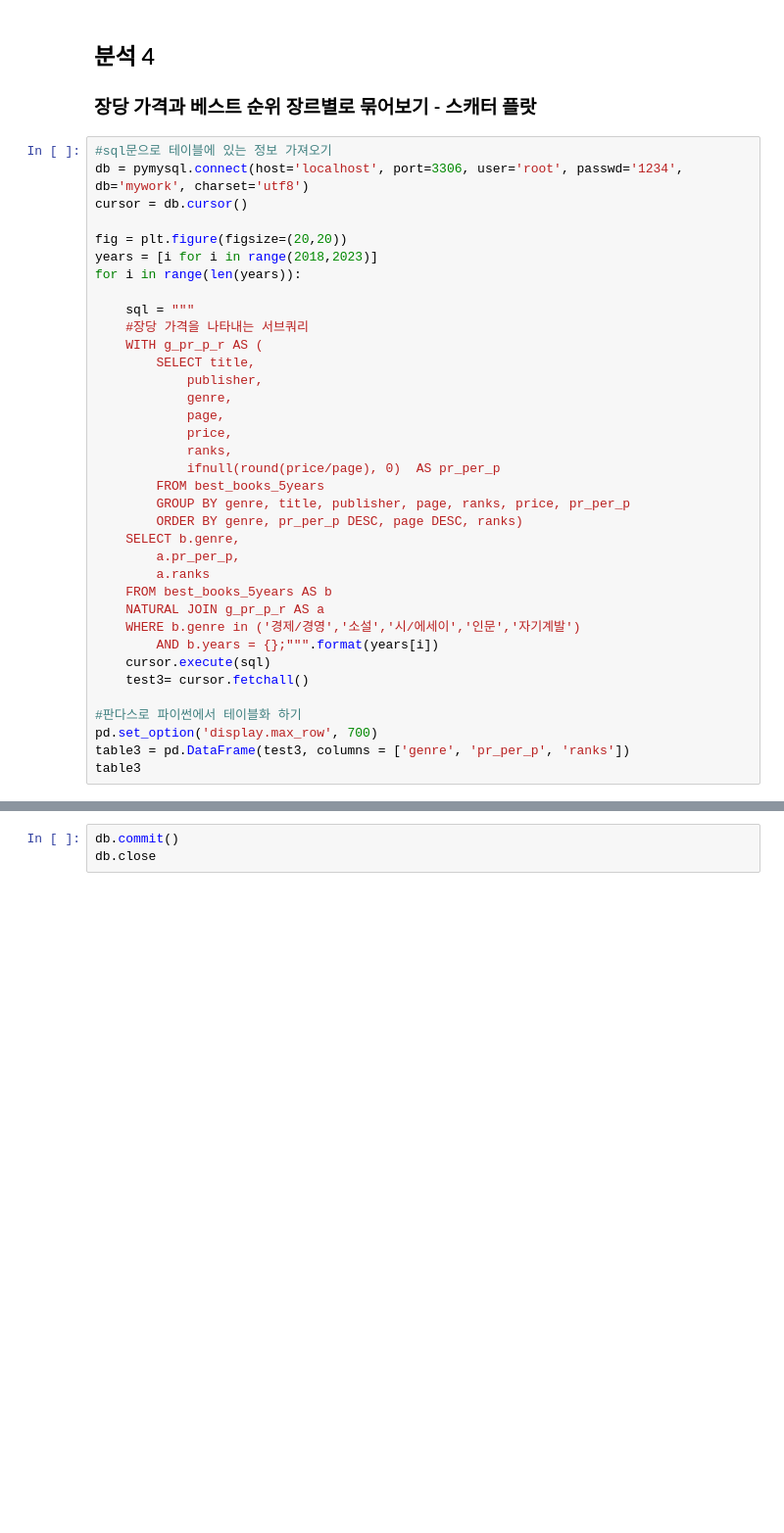
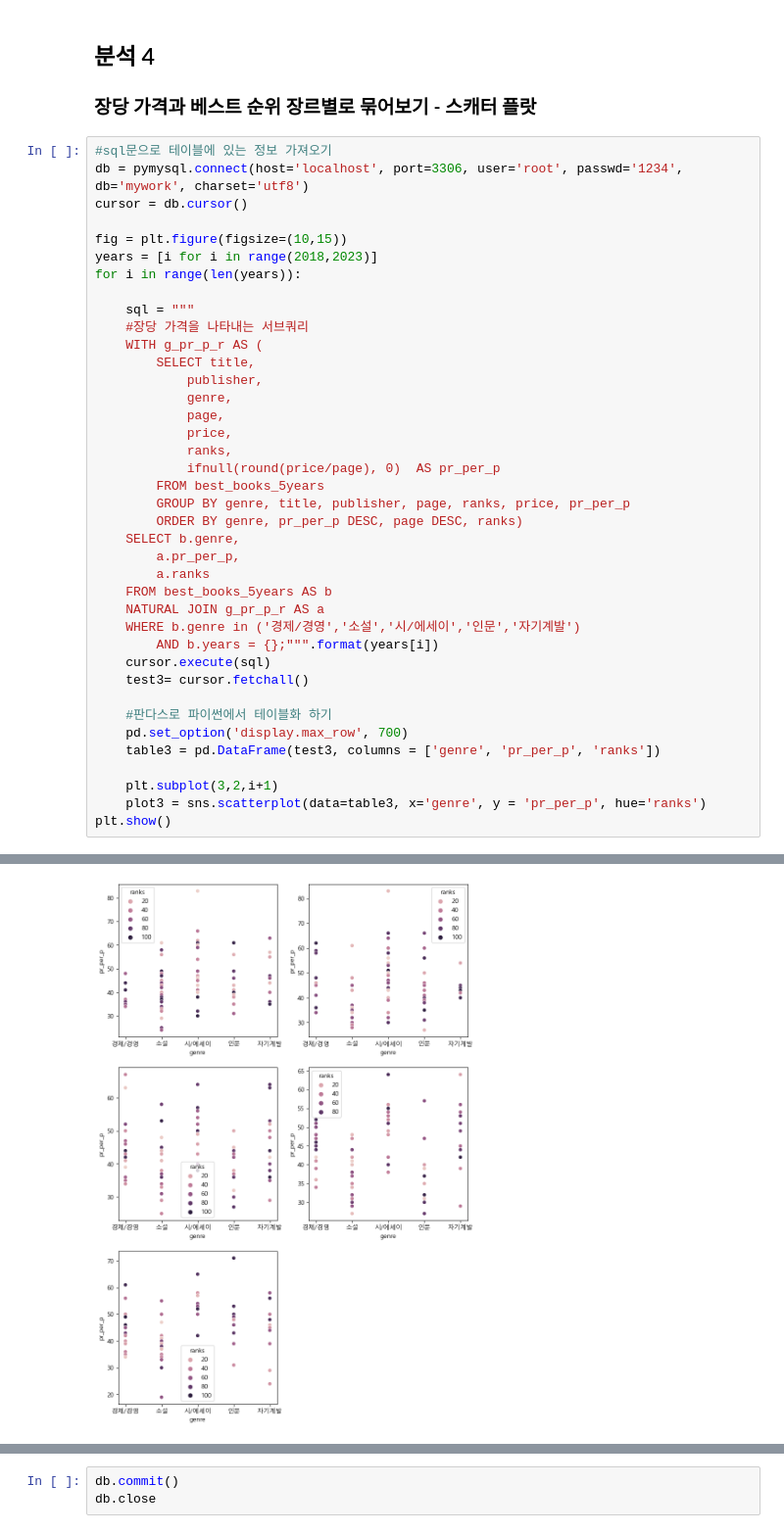
Before and after one commit to jinn0135/DA28_pj01_4, a Jupyter notebook: PlayData_DA_28_project01_4.ipynb, the cells around one changed output, grey strips where cells are left out. Shown at 98% size. Cells and saved outputs as stored; diff of their text form; blank space fills up the shorter version.

```diff
--- a/PlayData_DA_28_project01_4.ipynb
+++ b/PlayData_DA_28_project01_4.ipynb
@@ -425,7 +433,7 @@ plt.show()
 db = pymysql.connect(host='localhost', port=3306, user='root', passwd='1234', db='mywork', charset='utf8')
 cursor = db.cursor()
 
-fig = plt.figure(figsize=(20,20))
+fig = plt.figure(figsize=(10,15))
 years = [i for i in range(2018,2023)]
 for i in range(len(years)):
 
@@ -452,8 +460,11 @@ for i in range(len(years)):
     cursor.execute(sql)
     test3= cursor.fetchall()
 
-#판다스로 파이썬에서 테이블화 하기
-pd.set_option('display.max_row', 700)
-table3 = pd.DataFrame(test3, columns = ['genre', 'pr_per_p', 'ranks'])
-table3
+    #판다스로 파이썬에서 테이블화 하기
+    pd.set_option('display.max_row', 700)
+    table3 = pd.DataFrame(test3, columns = ['genre', 'pr_per_p', 'ranks'])
+
+    plt.subplot(3,2,i+1)
+    plot3 = sns.scatterplot(data=table3, x='genre', y = 'pr_per_p', hue='ranks')
+plt.show()
 # %% [output]
@@ -477,0 +471 @@ table3
+[figure, added]
```
Also changed, not shown: parts of 7 cells of this notebook, 13 other files.
